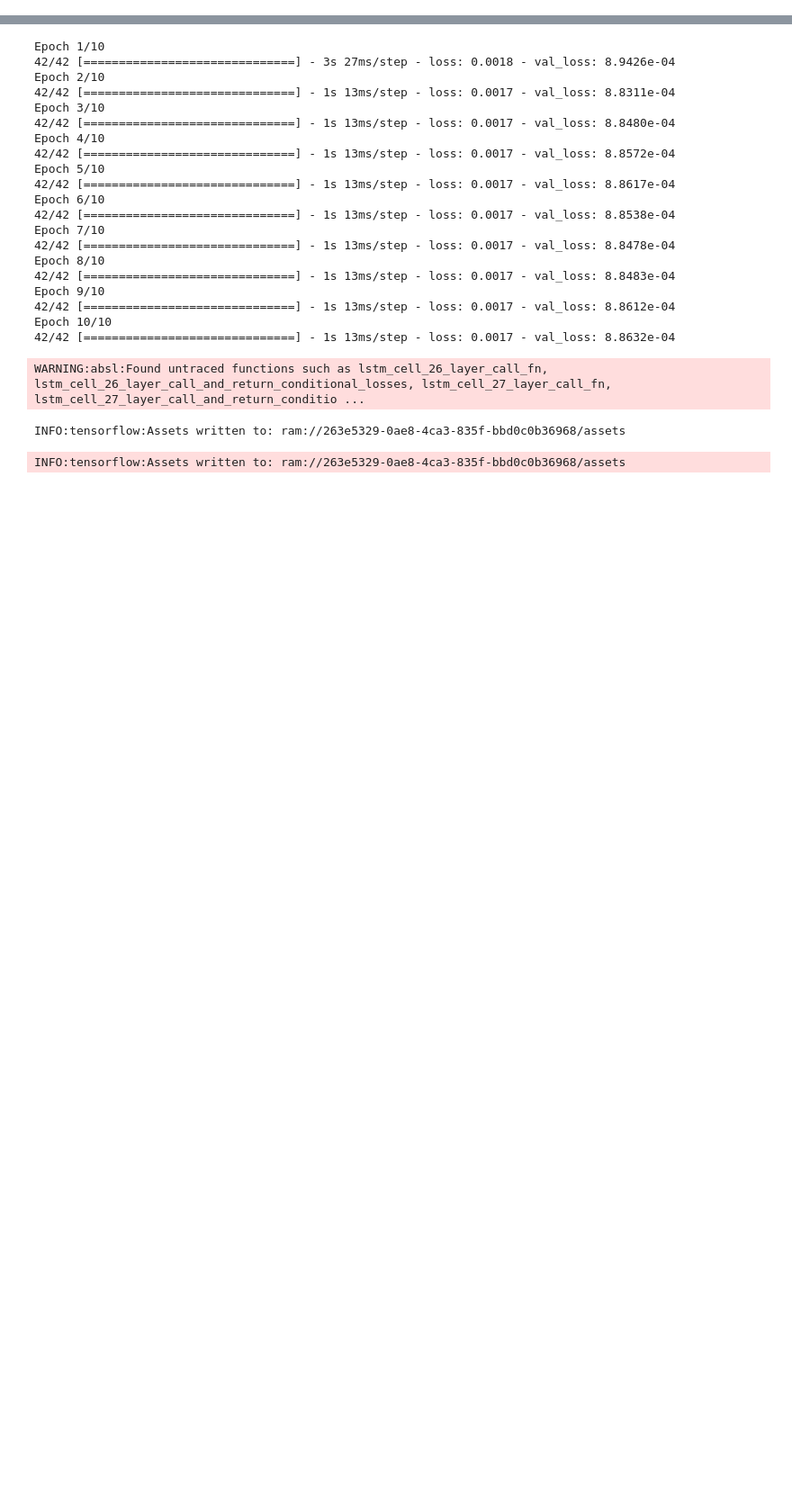
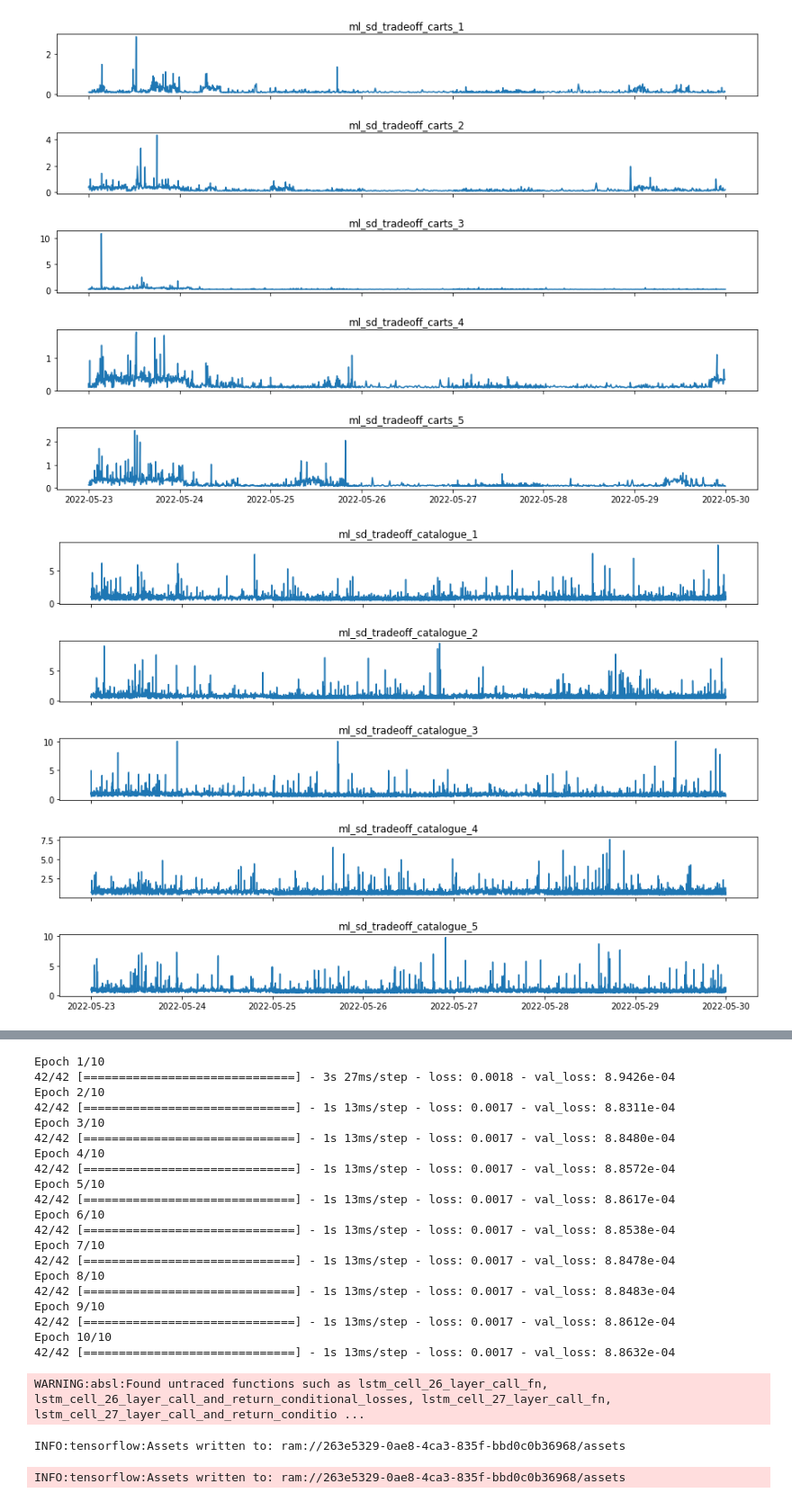
Before and after one commit to karthikv1392/ML_SD_Tradeoff, a Jupyter notebook: notebooks/rt_timeseries_training.ipynb, the cells around one changed output, grey strips where cells are left out. Shown at 90% size. Cells and saved outputs as stored; diff of their text form; code cells hidden in the pictures; blank space fills up the shorter version.

```diff
--- a/notebooks/rt_timeseries_training.ipynb
+++ b/notebooks/rt_timeseries_training.ipynb
@@ -112 +118,38 @@ file_names = []
 histories = {}
+# %%
+#
+#
+# ONE PLOT PER INSTANCE CONTEXT
+#
+#
+plt.rcParams['figure.figsize'] = [15, 10]
+
+for key in dfs:
+
+    sub_dfs = {service_instance: sub_df for service_instance, sub_df in dfs[key].groupby(['service_instance'])}
+
+    fig, ax = plt.subplots(5,1, sharex='col', sharey='row')
+
+
+    # manage zeros value
+
+    i = 0
+
+    for key in sub_dfs:
+        ax[i].set_title(key)
+        # convert dataset in a compliant time series format
+        grouper = sub_dfs[key].groupby([pd.Grouper(freq='1T'), 'service_instance'])
+        sub_df_ts = grouper.mean().unstack().fillna(0)
+
+
+        ax[i].plot(sub_df_ts)
+
+        i = i + 1
+
+    plt.subplots_adjust(hspace=0.6)
+
+
+    plt.show()
+# %% [output]
+[figure, added]
+[figure, added]
```
Also changed, not shown: parts of 29 cells of this notebook, 18 other files.
